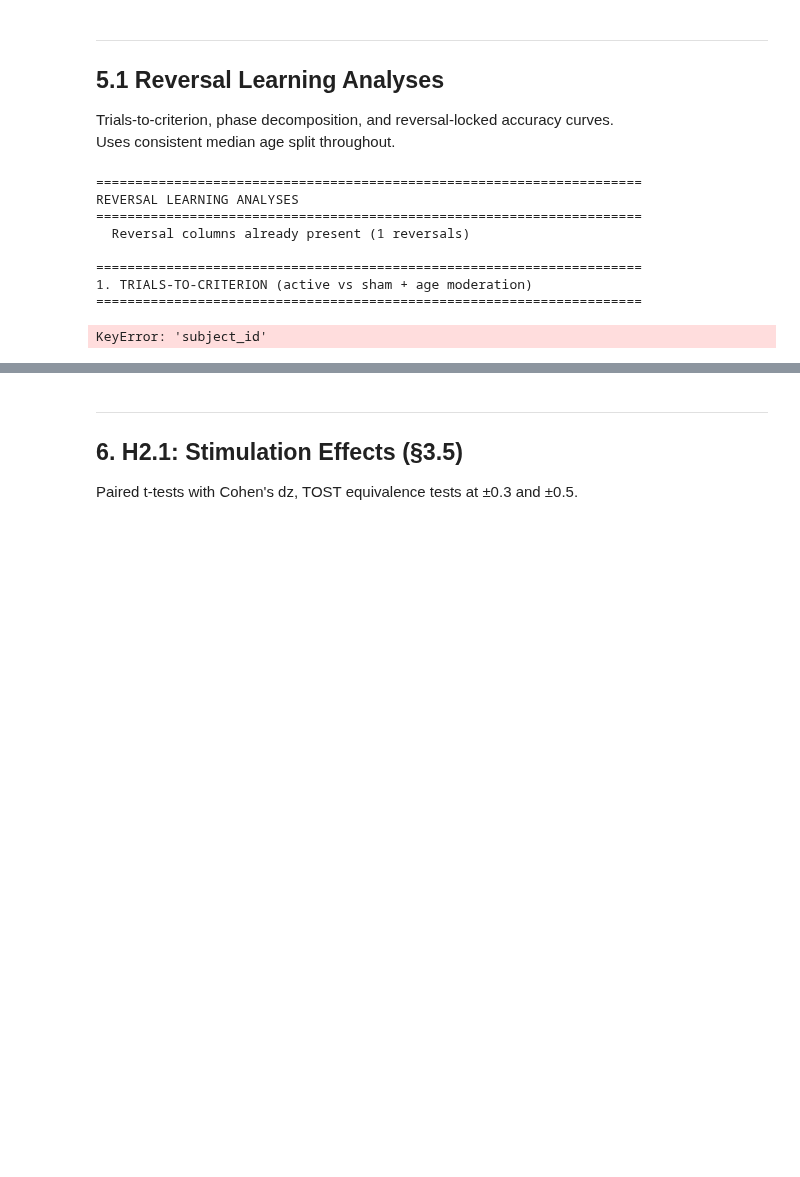
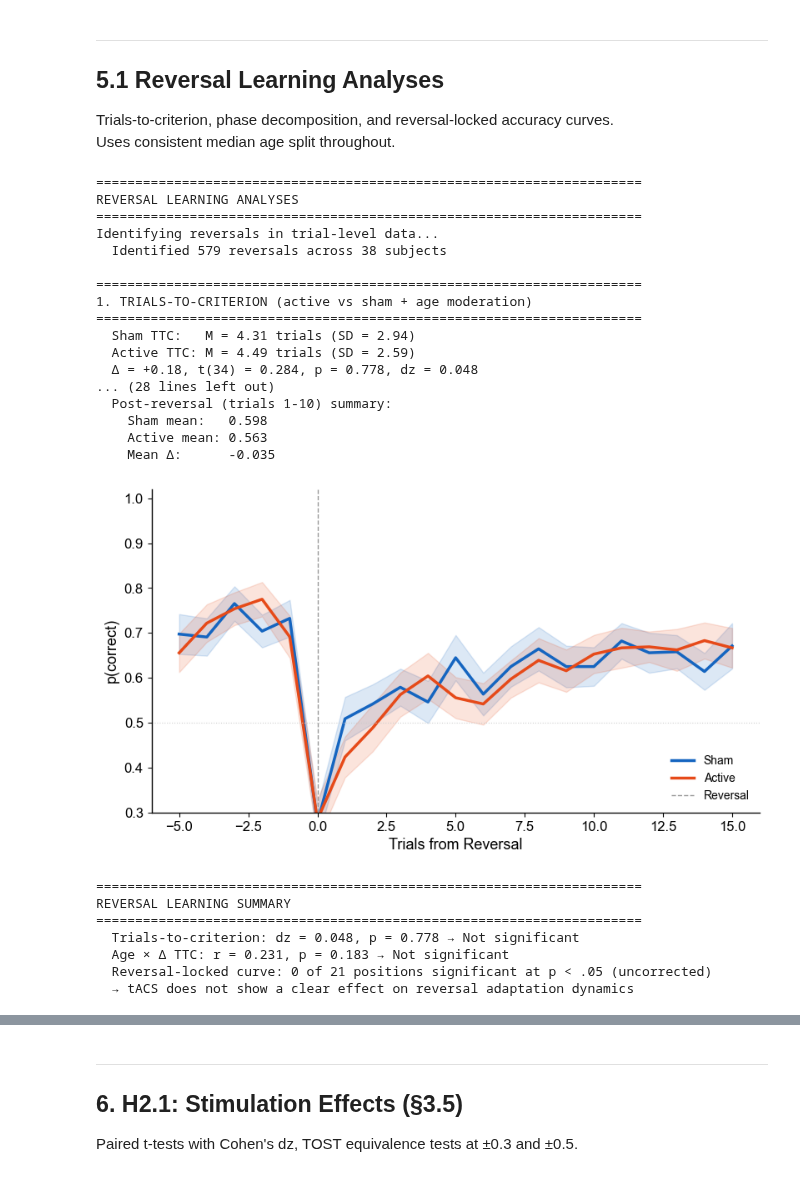
Before and after one commit to DVS-Lab/tacs_bandit, a Jupyter notebook: code/results_figures_v2_withVS.ipynb, the cells around one changed output, grey strips where cells are left out. Drawn from its saved outputs; the diff is of its cells as text; code cells hidden in the pictures; blank space fills up the shorter version.

Commit message:
update figures

```diff
--- a/code/results_figures_v2_withVS.ipynb
+++ b/code/results_figures_v2_withVS.ipynb
@@ -1101,7 +1101,7 @@ if 'trial_from_rev' not in trials.columns or trials['trial_from_rev'].isna().all
     print('Identifying reversals in trial-level data...')
     trials = trials.copy()
     trials['is_reversal'] = False
-    trials['reversal_id'] = np.nan
+    trials['reversal_id'] = pd.Series(index=trials.index, dtype='object')
     trials['trial_from_rev'] = np.nan
     trials['in_rev_window'] = False
 
@@ -1408,32 +1408,48 @@ ax.grid(False)
 ax.legend(fontsize=11, loc='lower right', framealpha=0.9, edgecolor='none',
           prop={'family': 'Arial'})
 
 plt.tight_layout(pad=0.5)
 plt.savefig(str(FIG_DIR / 'fig_reversal_locked_accuracy.png'), dpi=300, bbox_inches='tight')
 plt.savefig(str(FIG_DIR / 'fig_reversal_locked_accuracy.svg'), format='svg', bbox_inches='tight')
 plt.show()
 
 # ── Summary ──
 print(f'\n{"=" * 70}')
 print('REVERSAL LEARNING SUMMARY')
 print('=' * 70)
 if n_ttc >= 3:
     print(f'  Trials-to-criterion: dz = {dz_ttc:.3f}, p = {p_ttc:.3f} '
           f'→ {"Significant" if p_ttc < .05 else "Not significant"}')
     if len(ttc_age) >= 5:
         print(f'  Age × Δ TTC: r = {r_age:.3f}, p = {p_age:.3f} '
               f'→ {"Significant" if p_age < .05 else "Not significant"}')
 print(f'  Reversal-locked curve: {len(sig_positions)} of {len(curve_df)} '
       f'positions significant at p < .05 (uncorrected)')
 print(f'  → tACS {"shows" if len(sig_positions) > 2 else "does not show"} '
       f'a clear effect on reversal adaptation dynamics')
 # %% [output]
 ======================================================================
 REVERSAL LEARNING ANALYSES
 ======================================================================
-  Reversal columns already present (1 reversals)
+Identifying reversals in trial-level data...
+  Identified 579 reversals across 38 subjects
 
 ======================================================================
 1. TRIALS-TO-CRITERION (active vs sham + age moderation)
 ======================================================================
+  Sham TTC:   M = 4.31 trials (SD = 2.94)
+  Active TTC: M = 4.49 trials (SD = 2.59)
+  Δ = +0.18, t(34) = 0.284, p = 0.778, dz = 0.048
+... (28 lines left out)
+  Post-reversal (trials 1-10) summary:
+    Sham mean:   0.598
+    Active mean: 0.563
+    Mean Δ:      -0.035
+[figure, added]
-KeyError: 'subject_id'
+======================================================================
+REVERSAL LEARNING SUMMARY
+======================================================================
+  Trials-to-criterion: dz = 0.048, p = 0.778 → Not significant
+  Age × Δ TTC: r = 0.231, p = 0.183 → Not significant
+  Reversal-locked curve: 0 of 21 positions significant at p < .05 (uncorrected)
+  → tACS does not show a clear effect on reversal adaptation dynamics
```
Also changed, not shown: parts of 8 cells of this notebook, 10 other files.
